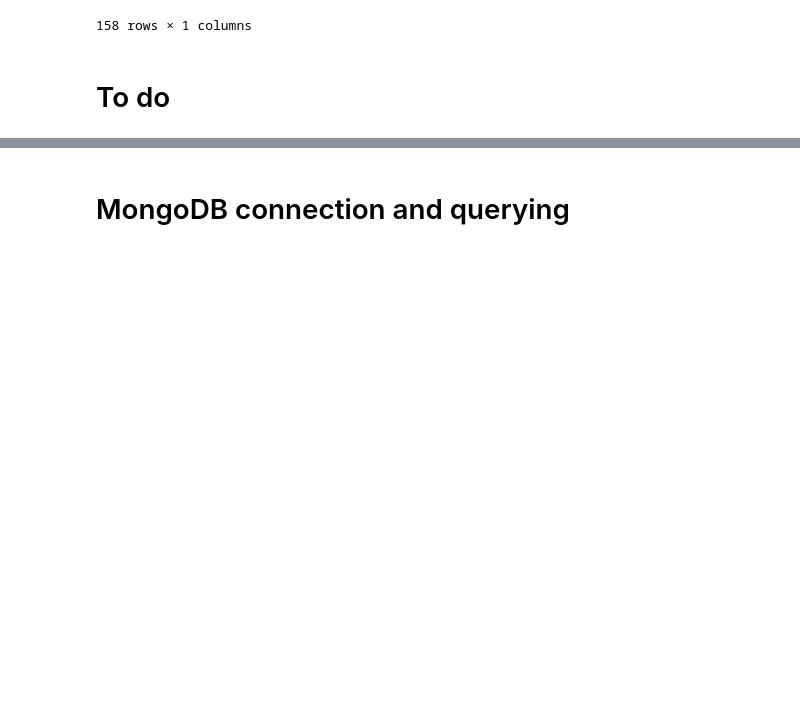
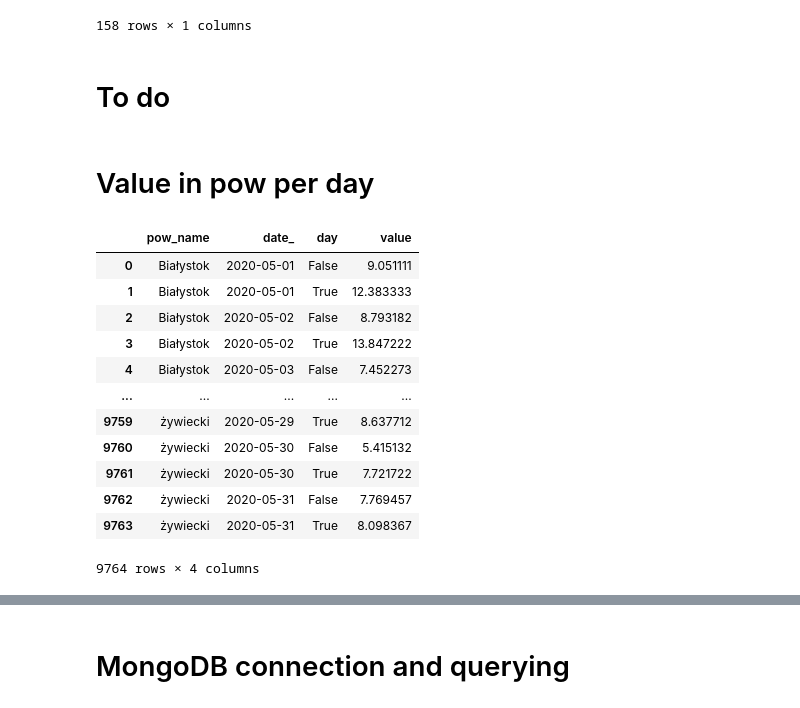
Before and after one commit to jakubGryzio/PAG_II, a Jupyter notebook: projekt1/projekt1.ipynb, the cells around one changed output, grey strips where cells are left out. Saved outputs shown, nothing was run; the diff lists cells and outputs as text; code cells hidden in the pictures; blank space fills up the shorter version.

```diff
--- a/projekt1/projekt1.ipynb
+++ b/projekt1/projekt1.ipynb
@@ -368,15 +368,24 @@ day_pow
 158 rows × 1 columns
 # %% [markdown]
 # To do
+# %% [markdown]
+# Value in pow per day
 # %%
 # wyszukiwanie wartości w danym dniu miesiąca w danym powiecie
-
-# wyszukiwanie wartości w danym dniu miesiąca w danym powiecie o określonej godzinie
-
-# wyszukiwanie wartości w danym dniu miesiąca w danym województwie
-
-# wyszukiwanie wartości w danym dniu miesiąca w danym województwie o określonej godzinie
-
-# wyszukiwanie wartości średniej dla powiatów (godzina or dzien or miesiac)
-
-# wyszukiwanie wartości średniej dla województw (godzina or dzien or miesiac)
+date_pow = data_station[['value', 'pow_name', 'date_', 'day']].groupby(['pow_name', 'date_', 'day']).agg({"value": trim}).reset_index()
+# %%
+date_pow
+# %% [output]
+|  | pow_name | date_ | day | value |
+| 0 | Białystok | 2020-05-01 | False | 9.051111 |
+| 1 | Białystok | 2020-05-01 | True | 12.383333 |
+| 2 | Białystok | 2020-05-02 | False | 8.793182 |
+| 3 | Białystok | 2020-05-02 | True | 13.847222 |
+| 4 | Białystok | 2020-05-03 | False | 7.452273 |
+| ... | ... | ... | ... | ... |
+| 9759 | żywiecki | 2020-05-29 | True | 8.637712 |
+| 9760 | żywiecki | 2020-05-30 | False | 5.415132 |
+| 9761 | żywiecki | 2020-05-30 | True | 7.721722 |
+| 9762 | żywiecki | 2020-05-31 | False | 7.769457 |
+| 9763 | żywiecki | 2020-05-31 | True | 8.098367 |
+9764 rows × 4 columns
```
Also changed, not shown: parts of 22 cells of this notebook.
